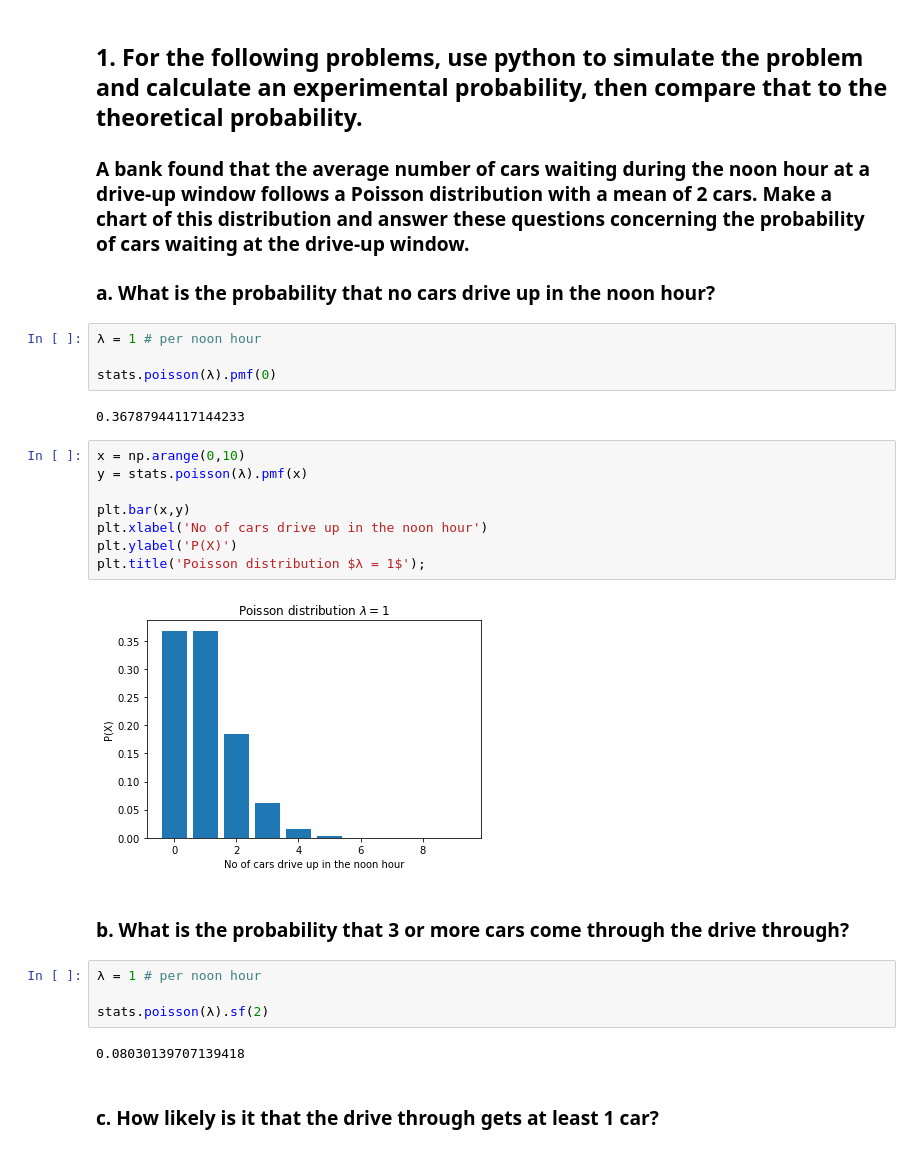
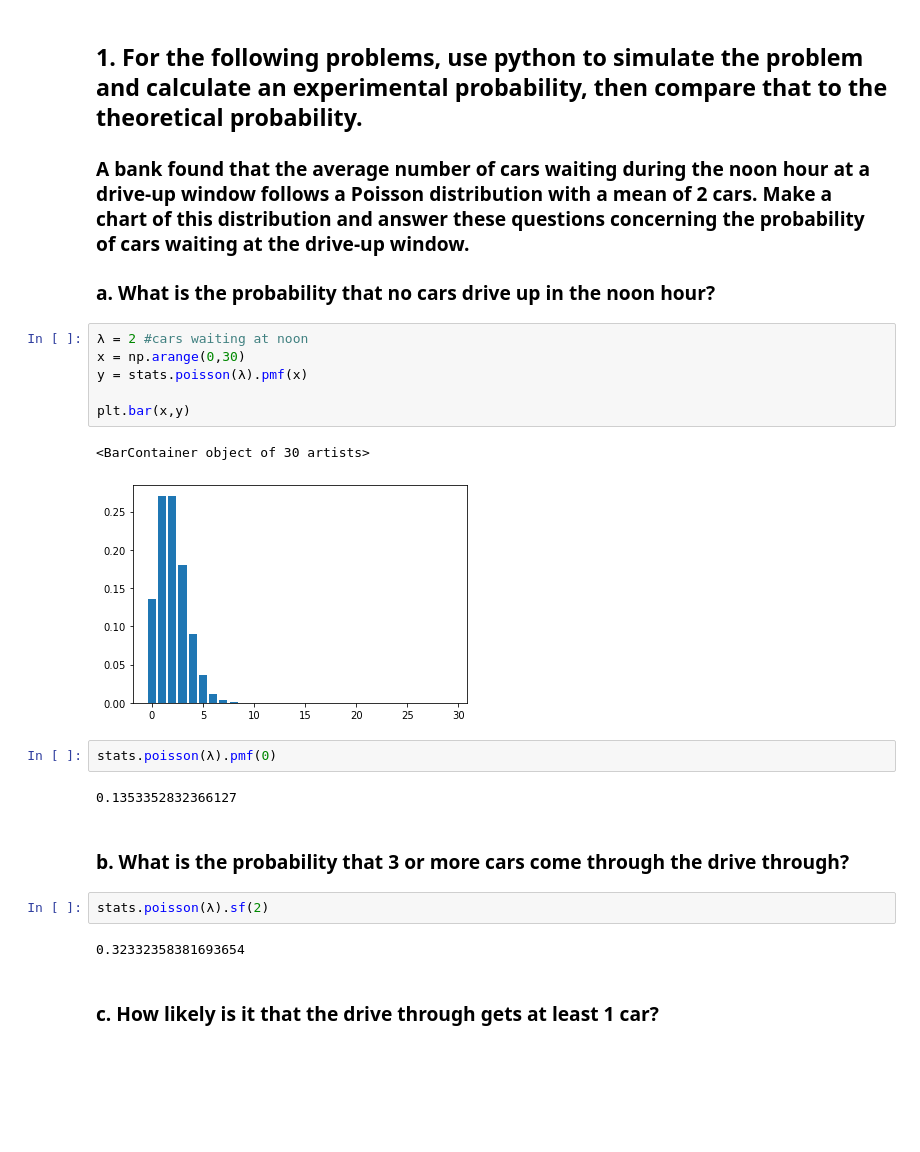
Before and after one commit to laxman101/statistics-exercises, a Jupyter notebook: probability_distributions.ipynb, the cells around one changed output. Saved outputs shown, nothing was run; the diff lists cells and outputs as text; blank space fills up the shorter version.

```diff
--- a/probability_distributions.ipynb
+++ b/probability_distributions.ipynb
@@ -9,29 +9,24 @@ from scipy import stats
 ### A bank found that the average number of cars waiting during the noon hour at a drive-up window follows a Poisson distribution with a mean of 2 cars. Make a chart of this distribution and answer these questions concerning the probability of cars waiting at the drive-up window.
 
 ### a. What is the probability that no cars drive up in the noon hour?
-# %%
-λ = 1 # per noon hour
-
-stats.poisson(λ).pmf(0)
-# %% [output]
-0.36787944117144233
-# %%
-x = np.arange(0,10)
-y = stats.poisson(λ).pmf(x)
-
-plt.bar(x,y)
-plt.xlabel('No of cars drive up in the noon hour')
-plt.ylabel('P(X)')
-plt.title('Poisson distribution $λ = 1$');
-# %% [output]
-[figure, removed]
+# %%
+λ = 2 #cars waiting at noon
+x = np.arange(0,30)
+y = stats.poisson(λ).pmf(x)
+
+plt.bar(x,y)
+# %% [output]
+<BarContainer object of 30 artists>
+[figure, added]
+# %%
+stats.poisson(λ).pmf(0)
+# %% [output]
+0.1353352832366127
 # %% [markdown]
 ### b. What is the probability that 3 or more cars come through the drive through?
-# %%
-λ = 1 # per noon hour
-
-stats.poisson(λ).sf(2)
-# %% [output]
-0.08030139707139418
+# %%
+stats.poisson(λ).sf(2)
+# %% [output]
+0.32332358381693654
 # %% [markdown]
 ### c. How likely is it that the drive through gets at least 1 car?
```
Also changed, not shown: parts of 18 cells of this notebook.
